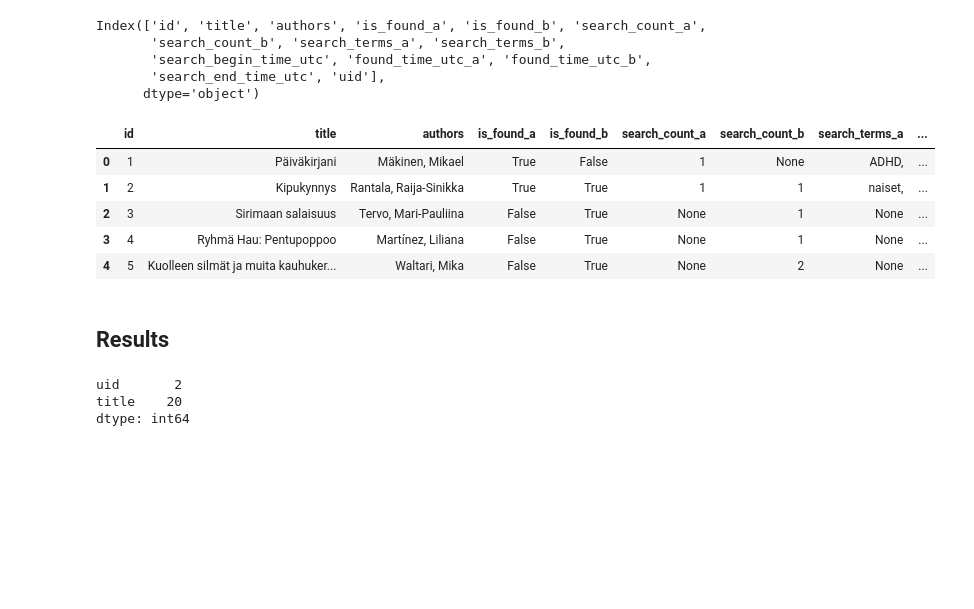
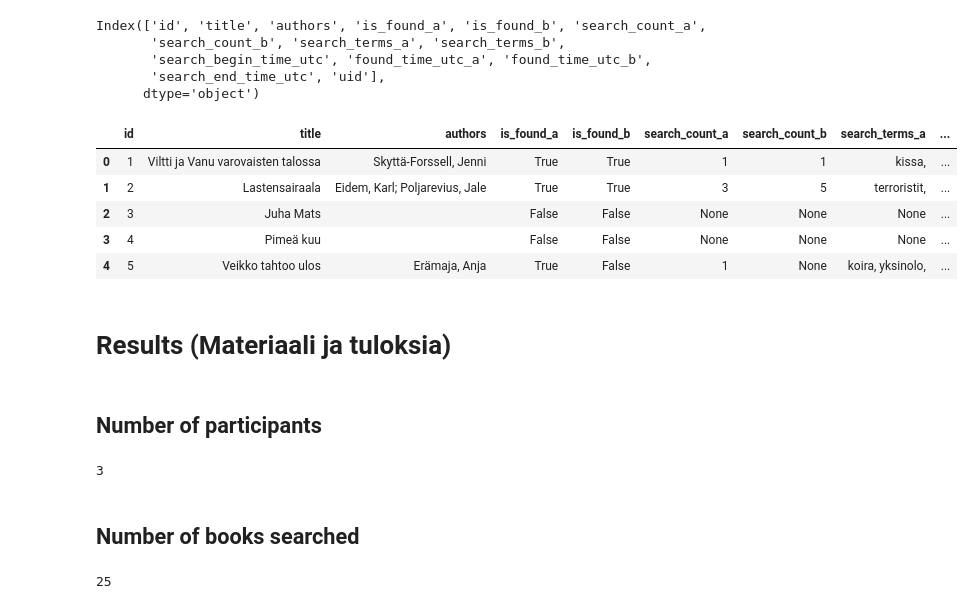
Before and after one commit to NatLibFi/kivepa-booksearch-workshop, a Jupyter notebook: analysis.ipynb, the cells around one changed output. Saved outputs shown, nothing was run; the diff lists cells and outputs as text; code cells hidden in the pictures; blank space fills up the shorter version.

```diff
--- a/analysis.ipynb
+++ b/analysis.ipynb
@@ -21,43 +21,49 @@ Index(['id', 'title', 'authors', 'is_found_a', 'is_found_b', 'search_count_a',
 # %%
 # Convert missing values and booleans
 df.replace("undefined", None, inplace=True)
 df[["is_found_a", "is_found_b"]] = df[["is_found_a", "is_found_b"]].replace(
     "true", True
 )  # , inplace=True)
 df[["is_found_a", "is_found_b"]] = df[["is_found_a", "is_found_b"]].replace(
     "false", False
 )  # , inplace=True)
 
 # Convert timestamps in string format to datetime
 df["search_begin_time_utc"] = pd.to_datetime(df["search_begin_time_utc"])
 df["search_end_time_utc"] = pd.to_datetime(df["search_end_time_utc"])
 df["found_time_utc_a"] = pd.to_datetime(df["found_time_utc_a"])
 df["found_time_utc_b"] = pd.to_datetime(df["found_time_utc_b"])
 
 # Calculate durations in seconds
-df["duration_to_find_a"] = (
+df["search_duration_a"] = (
     df["found_time_utc_a"] - df["search_begin_time_utc"]
 ).dt.total_seconds()
-df["duration_to_find_b"] = (
+df["search_duration_b"] = (
     df["found_time_utc_b"] - df["search_begin_time_utc"]
 ).dt.total_seconds()
 df["duration_to_proceed"] = (
     df["search_end_time_utc"] - df["search_begin_time_utc"]
 ).dt.total_seconds()
 
 df.head()
 # %% [output]
 |  | id | title | authors | is_found_a | is_found_b | search_count_a | search_count_b | search_terms_a | ... |
-| 0 | 1 | Päiväkirjani | Mäkinen, Mikael | True | False | 1 | None | ADHD, | ... |
-| 1 | 2 | Kipukynnys | Rantala, Raija-Sinikka | True | True | 1 | 1 | naiset, | ... |
-| 2 | 3 | Sirimaan salaisuus | Tervo, Mari-Pauliina | False | True | None | 1 | None | ... |
-| 3 | 4 | Ryhmä Hau: Pentupoppoo | Martínez, Liliana | False | True | None | 1 | None | ... |
-| 4 | 5 | Kuolleen silmät ja muita kauhuker... | Waltari, Mika | False | True | None | 2 | None | ... |
+| 0 | 1 | Viltti ja Vanu varovaisten talossa | Skyttä-Forssell, Jenni | True | True | 1 | 1 | kissa, | ... |
+| 1 | 2 | Lastensairaala | Eidem, Karl; Poljarevius, Jale | True | True | 3 | 5 | terroristit, | ... |
+| 2 | 3 | Juha Mats |  | False | False | None | None | None | ... |
+| 3 | 4 | Pimeä kuu |  | False | False | None | None | None | ... |
+| 4 | 5 | Veikko tahtoo ulos | Erämaja, Anja | True | False | 1 | None | koira, yksinolo, | ... |
 # %% [markdown]
-## Results
+# Results (Materiaali ja tuloksia)
+# %% [markdown]
+## Number of participants
 # %%
-df[["uid", "title"]].nunique()
+df["uid"].nunique()
 # %% [output]
-uid       2
-title    20
-dtype: int64
+3
+# %% [markdown]
+## Number of books searched
+# %%
+df["title"].nunique()
+# %% [output]
+25
```
Also changed, not shown: parts of 30 cells of this notebook.
